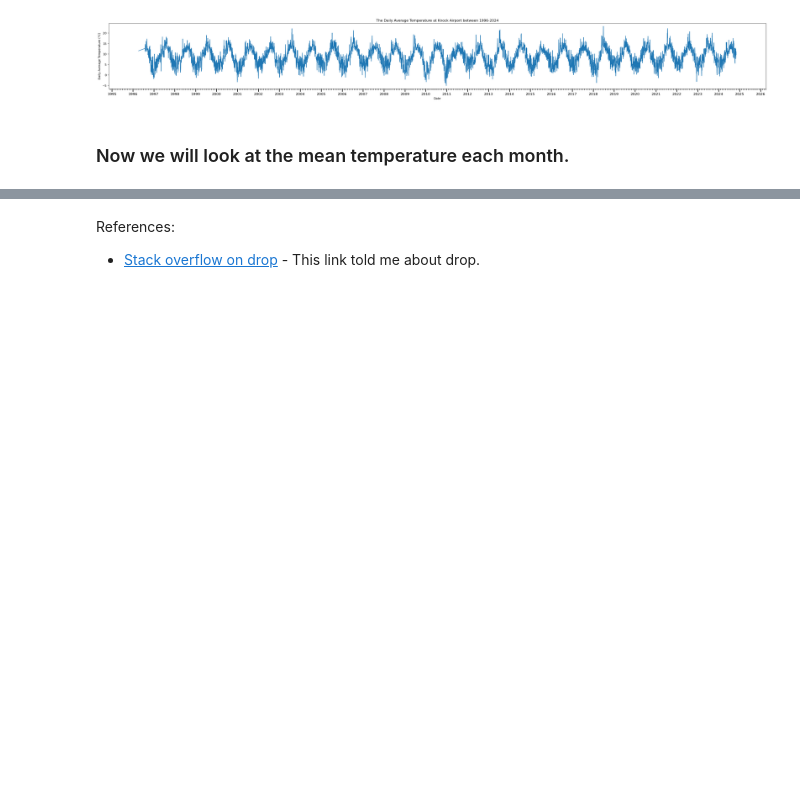
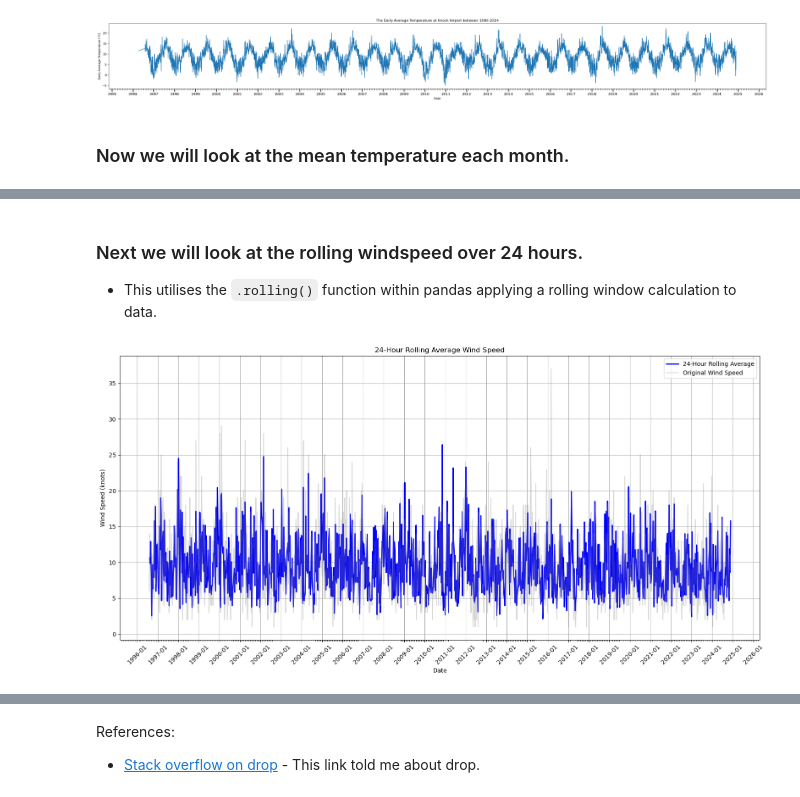
Before and after one commit to AndreHoarau/PFDA, a Jupyter notebook: assignments/assignment_6_weather.ipynb, the cells around one changed output, grey strips where cells are left out. Drawn from its saved outputs; the diff is of its cells as text; code cells hidden in the pictures; blank space fills up the shorter version.

Commit message:
rough draft for assignment 6 is done needs tidying also need to do readme.

````diff
--- a/assignments/assignment_6_weather.ipynb
+++ b/assignments/assignment_6_weather.ipynb
@@ -251,0 +254,54 @@ dtype: object
+# %% [markdown]
+### Next we will look at the rolling windspeed over 24 hours.
+* This utilises the ```.rolling()``` function within pandas applying a rolling window calculation to data.
+# %%
+import pandas as pd
+import matplotlib.pyplot as plt
+import matplotlib.dates as mdates
+
+# Assuming 'df' is already defined and contains the "wdsp" and "date" columns.
+
+# Ensure the 'wdsp' column is numeric (already done in the code above)
+df["wdsp"] = pd.to_numeric(df["wdsp"], errors='coerce')
+
+# Remove rows where wind speed is 0, as they are not recorded values
+df.drop(df.loc[df["wdsp"] == 0].index, inplace=True)
+
+# Set the 'date' column as the index (if not already done)
+df.set_index("date", inplace=True)
+
+# Calculate the 24-hour rolling average for wind speed
+df["rolling_wdsp"] = df["wdsp"].rolling(window=24).mean()
+
+# Subsample the data for readability (every 200th row)
+df_subsampled = df.iloc[::200]
+
+# Plotting the data
+plt.figure(figsize=(16, 8))  # Adjust the figure size for better readability
+
+# Plot 24-hour rolling average
+plt.plot(df_subsampled.index, df_subsampled["rolling_wdsp"], label="24-Hour Rolling Average", color="blue", linewidth=2)
+
+# Plot original wind speed (optional, with reduced alpha for clarity)
+plt.plot(df_subsampled.index, df_subsampled["wdsp"], alpha=0.3, label="Original Wind Speed", color="gray")
+
+# Customize x-axis labels to make dates easier to read
+plt.xlabel("Date")
+plt.ylabel("Wind Speed (knots)")
+plt.title("24-Hour Rolling Average Wind Speed")
+
+# Format x-axis to show years and months, and rotate labels for readability
+plt.gca().xaxis.set_major_locator(mdates.YearLocator())  # Major ticks at the start of each year
+plt.gca().xaxis.set_major_formatter(mdates.DateFormatter('%Y-%m'))  # Format major ticks as 'Year-Month'
+plt.gca().xaxis.set_minor_locator(mdates.MonthLocator())  # Minor ticks at the start of each month
+plt.xticks(rotation=45)
+
+# Show legend, grid, and layout adjustments
+plt.legend()
+plt.grid(True)
+plt.tight_layout()
+
+# Display the plot
+plt.show()
+# %% [output]
+[figure, added]
````
Also changed, not shown: parts of 9 cells of this notebook.
